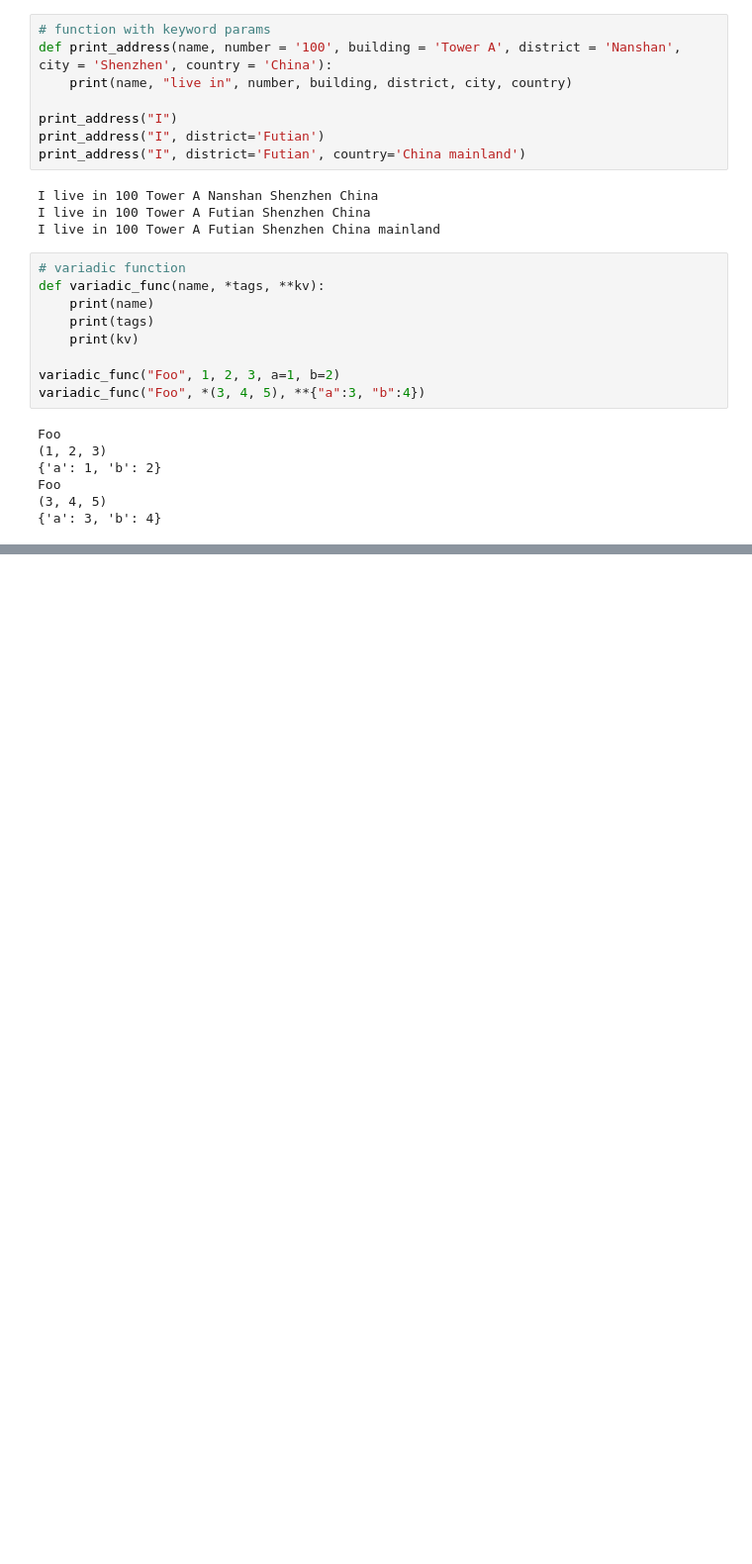
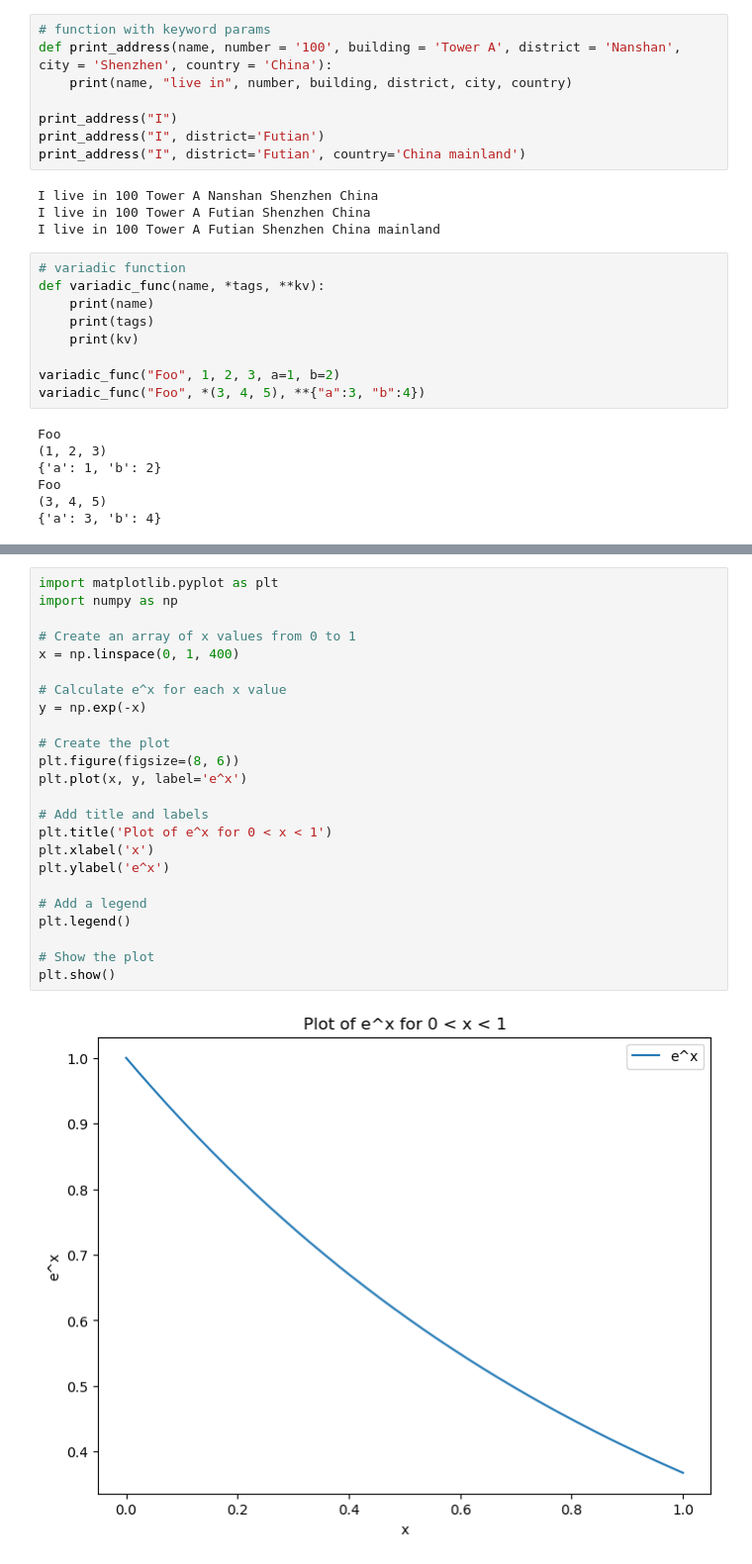
Before and after one commit to TechieYork/learn, a Jupyter notebook: python/basic/function.ipynb, the cells around one changed output, grey strips where cells are left out. Shown at 99% size. Cells and saved outputs as stored; diff of their text form; blank space fills up the shorter version.

```diff
--- a/python/basic/function.ipynb
+++ b/python/basic/function.ipynb
@@ -71,0 +134,26 @@ Foo
+# %%
+import matplotlib.pyplot as plt
+import numpy as np
+
+# Create an array of x values from 0 to 1
+x = np.linspace(0, 1, 400)
+
+# Calculate e^x for each x value
+y = np.exp(-x)
+
+# Create the plot
+plt.figure(figsize=(8, 6))
+plt.plot(x, y, label='e^x')
+
+# Add title and labels
+plt.title('Plot of e^x for 0 < x < 1')
+plt.xlabel('x')
+plt.ylabel('e^x')
+
+# Add a legend
+plt.legend()
+
+# Show the plot
+plt.show()
+# %% [output]
+[figure, added]
```
Also changed, not shown: parts of 4 cells of this notebook, 1 other file.
